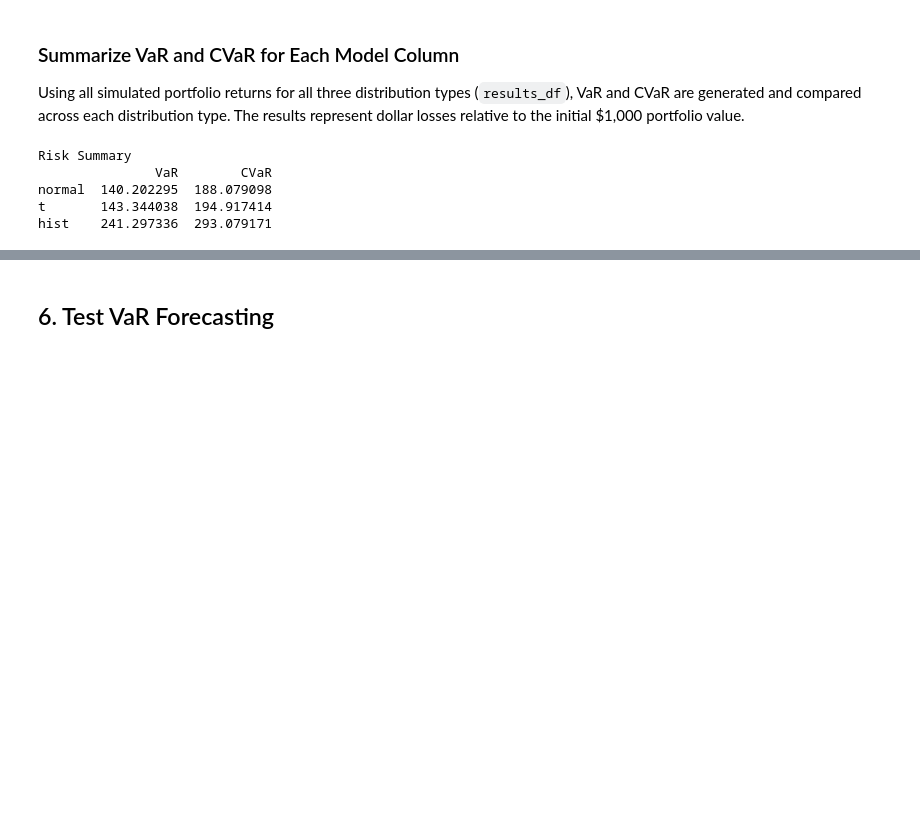
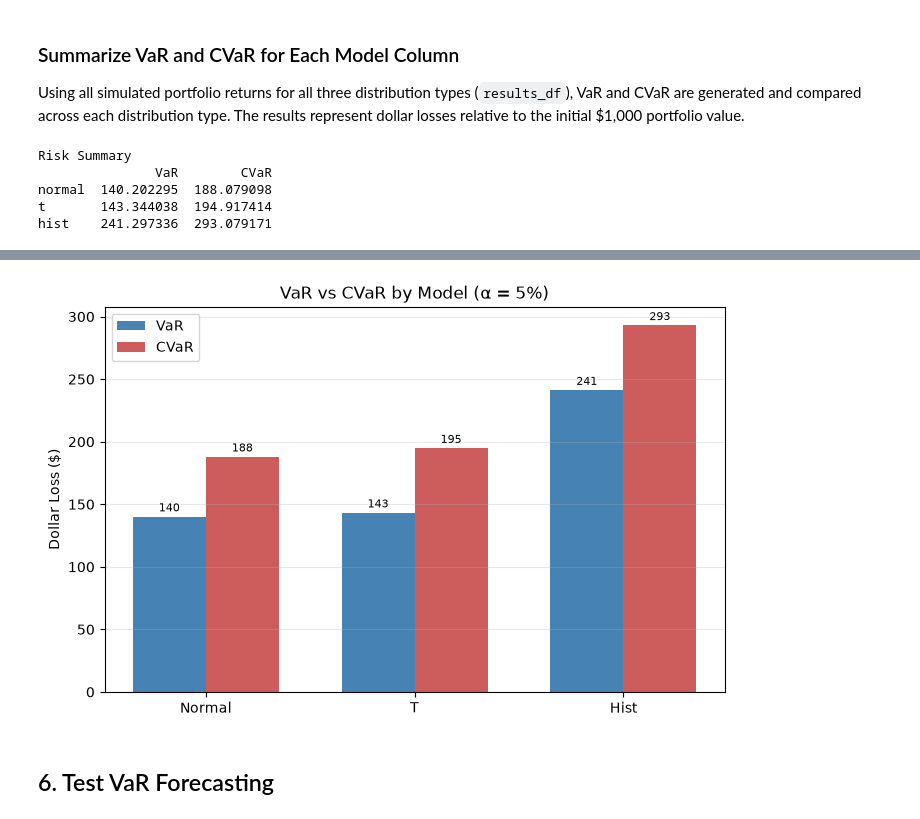
Before and after one commit to ahalbert36-bit/monteCarloPractice, a Jupyter notebook: MQF_Portfolio_Risk/notebook.ipynb, the cells around one changed output, grey strips where cells are left out. Saved outputs shown, nothing was run; the diff lists cells and outputs as text; code cells hidden in the pictures; blank space fills up the shorter version.

```diff
--- a/MQF_Portfolio_Risk/notebook.ipynb
+++ b/MQF_Portfolio_Risk/notebook.ipynb
@@ -396,3 +491,38 @@ hist    241.297336  293.079171
+# %%
+# Visual 5 — VaR vs CVaR grouped bar chart (Section 5)
+
+def plot_var_cvar_comparison(risk_summary):
+    """Plot VaR vs CVaR grouped bar chart by model."""
+    import matplotlib.pyplot as plt
+    import numpy as np
+
+    fig, ax = plt.subplots(figsize=(8, 5)) #create figure and plotting area
+
+    x = np.arange(len(risk_summary)) #create positions for each model
+    w = 0.35 #set width of each bar
+    labels = [i.capitalize() for i in risk_summary.index] #capitalize model names for x-axis labels
+
+    ax.bar(x - w / 2, risk_summary['VaR'], w, label='VaR', color='steelblue') #plot VaR bars
+    ax.bar(x + w / 2, risk_summary['CVaR'], w, label='CVaR', color='indianred') #plot CVaR bars
+
+    ax.set_xticks(x) #set x-axis tick positions
+    ax.set_xticklabels(labels) #set x-axis labels to model names
+    ax.set_ylabel('Dollar Loss ($)') #label y-axis
+    ax.set_title('VaR vs CVaR by Model (α = 5%)') #set chart title
+    ax.legend() #display legend
+    ax.grid(axis='y', alpha=0.3) #add horizontal gridlines
+
+    for xi, v in zip(x - w / 2, risk_summary['VaR']): #loop through VaR bars
+        ax.text(xi, v + 2, f'{v:,.0f}', ha='center', va='bottom', fontsize=8) #add VaR values above bars
+
+    for xi, v in zip(x + w / 2, risk_summary['CVaR']): #loop through CVaR bars
+        ax.text(xi, v + 2, f'{v:,.0f}', ha='center', va='bottom', fontsize=8) #add CVaR values above bars
+
+    plt.show() #display plot without saving
+
+plot_var_cvar_comparison(risk_summary)
+# %% [output]
+[figure, added]
 # %% [markdown]
 ## 6. Test VaR Forecasting
 # %% [markdown]
```
Also changed, not shown: parts of 11 cells of this notebook, 9 other files.
